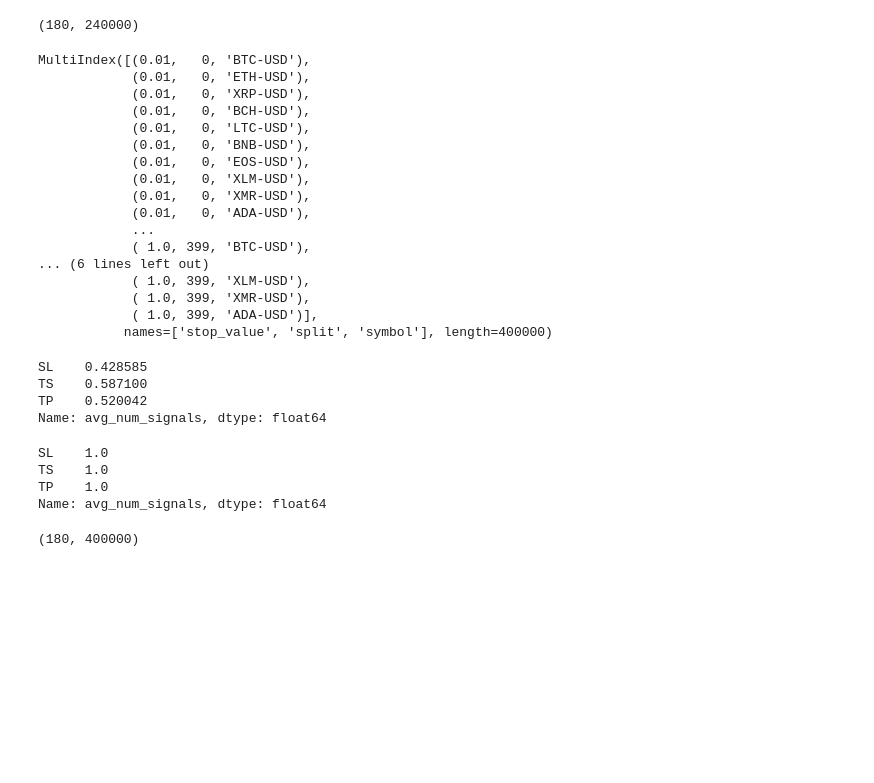
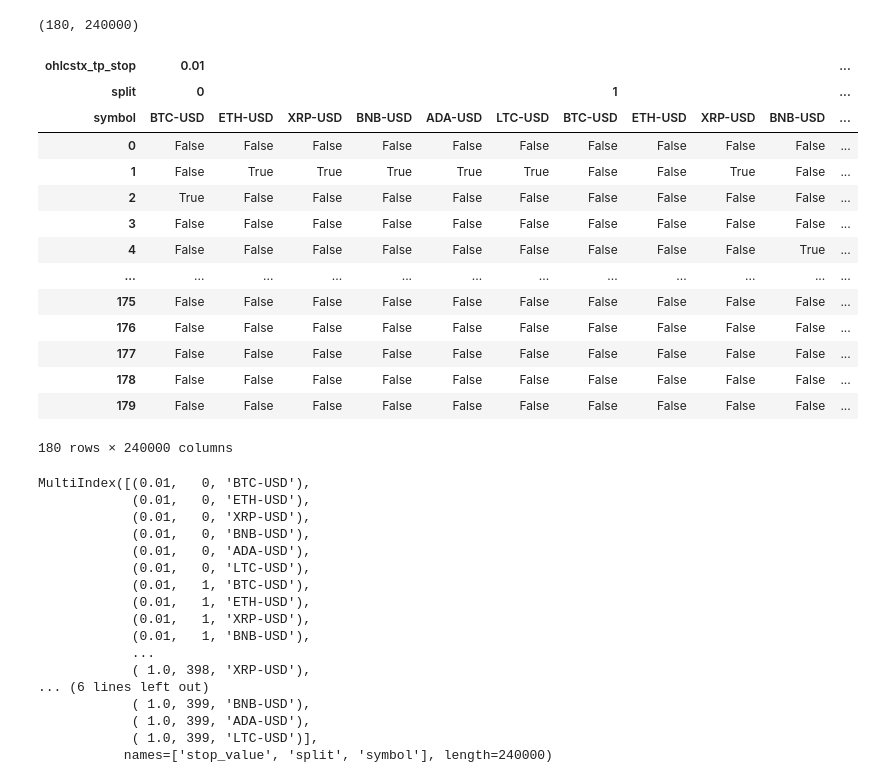
Before and after one commit to elpolini/sl-ts-tp-backtest, a Jupyter notebook: Pro.ipynb, the cells around one changed output. Drawn from its saved outputs; the diff is of its cells as text; code cells hidden in the pictures; blank space fills up the shorter version.

```diff
--- a/Pro.ipynb
+++ b/Pro.ipynb
@@ -56,11 +58,11 @@ Tests per stop type and value                         2400
 Tests total                                        1200000
 dtype: object
 # %%
-cols = ["Open", "Low", "High", "Close", "Volume"]
-yfdata = vbt.YFData.fetch(symbols, start=start_date, end=end_date)
+# cols = ["Open", "Low", "High", "Close", "Volume"]
+# yfdata = vbt.YFData.fetch(symbols, start=start_date, end=end_date)
 
-yfdata.save('yfdata')
-vbt.YFData.load('yfdata')
+# yfdata.save('yfdata')
+yfdata = vbt.YFData.load('yfdata')
 print(yfdata.data.keys())
 print(yfdata.data["BTC-USD"].shape)
 # %% [output]
@@ -223,6 +220,24 @@ del tp_ohlcstx
 print(tp_exits.shape)
 # %% [output]
 (180, 240000)
+# %%
+tp_ohlcstx.exits
+# %% [output]
+| ohlcstx_tp_stop | 0.01 |  |  |  |  |  |  |  |  |  | ... |
+| split | 0 |  |  |  |  |  | 1 |  |  |  | ... |
+| symbol | BTC-USD | ETH-USD | XRP-USD | BNB-USD | ADA-USD | LTC-USD | BTC-USD | ETH-USD | XRP-USD | BNB-USD | ... |
+| 0 | False | False | False | False | False | False | False | False | False | False | ... |
+| 1 | False | True | True | True | True | True | False | False | True | False | ... |
+| 2 | True | False | False | False | False | False | False | False | False | False | ... |
+| 3 | False | False | False | False | False | False | False | False | False | False | ... |
+| 4 | False | False | False | False | False | False | False | False | False | True | ... |
+| ... | ... | ... | ... | ... | ... | ... | ... | ... | ... | ... | ... |
+| 175 | False | False | False | False | False | False | False | False | False | False | ... |
+| 176 | False | False | False | False | False | False | False | False | False | False | ... |
+| 177 | False | False | False | False | False | False | False | False | False | False | ... |
+| 178 | False | False | False | False | False | False | False | False | False | False | ... |
+| 179 | False | False | False | False | False | False | False | False | False | False | ... |
+180 rows × 240000 columns
 # %%
 def rename_stop_level(df):
     return df.vbt.rename_levels({
@@ -244,31 +259,26 @@ print(sl_exits.columns)
 MultiIndex([(0.01,   0, 'BTC-USD'),
             (0.01,   0, 'ETH-USD'),
             (0.01,   0, 'XRP-USD'),
-            (0.01,   0, 'BCH-USD'),
+            (0.01,   0, 'BNB-USD'),
+            (0.01,   0, 'ADA-USD'),
             (0.01,   0, 'LTC-USD'),
-            (0.01,   0, 'BNB-USD'),
-            (0.01,   0, 'EOS-USD'),
-            (0.01,   0, 'XLM-USD'),
-            (0.01,   0, 'XMR-USD'),
-            (0.01,   0, 'ADA-USD'),
+            (0.01,   1, 'BTC-USD'),
+            (0.01,   1, 'ETH-USD'),
+            (0.01,   1, 'XRP-USD'),
+            (0.01,   1, 'BNB-USD'),
             ...
-            ( 1.0, 399, 'BTC-USD'),
+            ( 1.0, 398, 'XRP-USD'),
 ... (6 lines left out)
-            ( 1.0, 399, 'XLM-USD'),
-            ( 1.0, 399, 'XMR-USD'),
-            ( 1.0, 399, 'ADA-USD')],
-           names=['stop_value', 'split', 'symbol'], length=400000)
+            ( 1.0, 399, 'BNB-USD'),
+            ( 1.0, 399, 'ADA-USD'),
+            ( 1.0, 399, 'LTC-USD')],
+           names=['stop_value', 'split', 'symbol'], length=240000)
 # %%
 print(pd.Series({
     "SL": sl_exits.vbt.signals.total().mean(),
     "TS": tsl_exits.vbt.signals.total().mean(),
     "TP": tp_exits.vbt.signals.total().mean()
 }, name="avg_num_signals"))
-# %% [output]
-SL    0.428585
-TS    0.587100
-TP    0.520042
-Name: avg_num_signals, dtype: float64
 # %%
 def groupby_stop_value(df):
     return df.vbt.signals.total().groupby("stop_value").mean()
@@ -295,19 +305,12 @@ print(pd.Series({
     "TS": tsl_exits.vbt.signals.total().mean(),
     "TP": tp_exits.vbt.signals.total().mean()
 }, name="avg_num_signals"))
-# %% [output]
-SL    1.0
-TS    1.0
-TP    1.0
-Name: avg_num_signals, dtype: float64
 # %%
 hold_exits = pd.DataFrame.vbt.signals.empty_like(sl_exits)
 hold_exits.iloc[-1, :] = True
 hold_price = vbt.broadcast_to(split_ohlcv["Close"], sl_price)
 
 print(hold_exits.shape)
-# %% [output]
-(180, 400000)
 # %%
 rand_exits = hold_exits.vbt.shuffle(seed=seed)
 rand_price = hold_price
```
Also changed, not shown: parts of 20 cells of this notebook, 3 other files.
